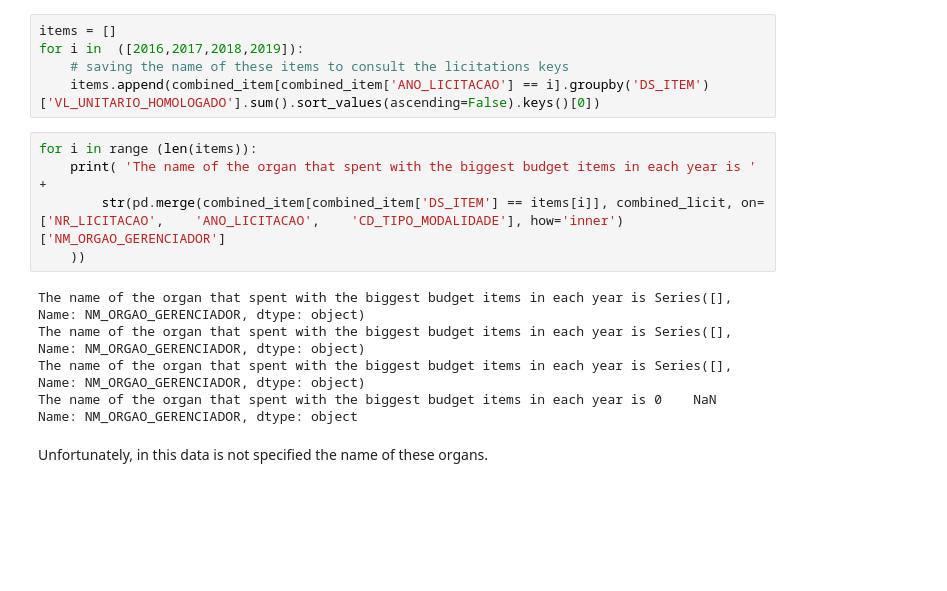
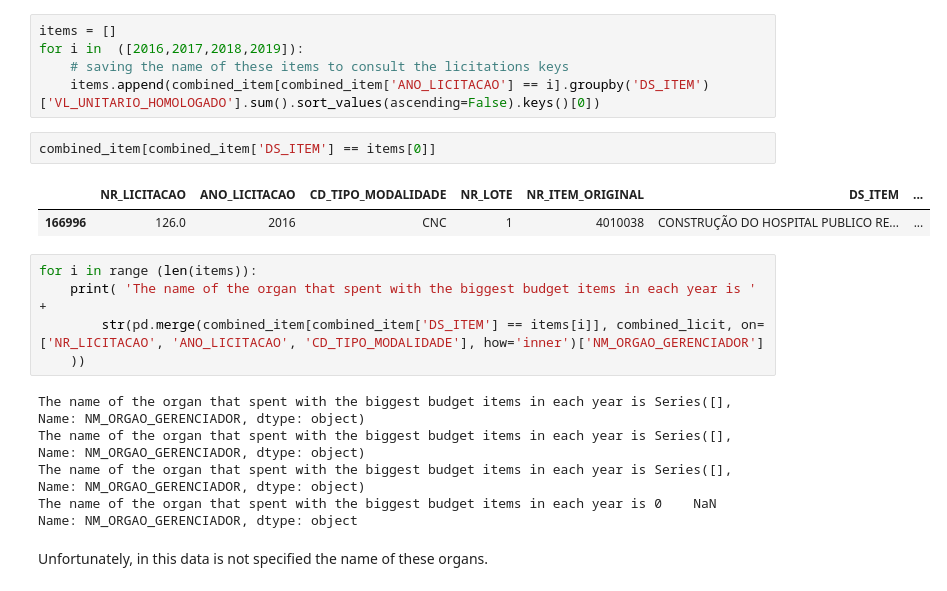
Before and after one commit to bernardocecchetto/teste-tecnico-data-sciencie-brigade, a Jupyter notebook: analysis.ipynb, the cells around one changed output. Drawn from its saved outputs; the diff is of its cells as text; blank space fills up the shorter version.

```diff
--- a/analysis.ipynb
+++ b/analysis.ipynb
@@ -349,10 +349,15 @@ items = []
 for i in  ([2016,2017,2018,2019]):
     # saving the name of these items to consult the licitations keys
     items.append(combined_item[combined_item['ANO_LICITACAO'] == i].groupby('DS_ITEM')['VL_UNITARIO_HOMOLOGADO'].sum().sort_values(ascending=False).keys()[0])
+# %%
+combined_item[combined_item['DS_ITEM'] == items[0]]
+# %% [output]
+|  | NR_LICITACAO | ANO_LICITACAO | CD_TIPO_MODALIDADE | NR_LOTE | NR_ITEM_ORIGINAL | DS_ITEM | ... |
+| 166996 | 126.0 | 2016 | CNC | 1 | 4010038 | CONSTRUÇÃO DO HOSPITAL PUBLICO RE... | ... |
 # %%
 for i in range (len(items)):
     print( 'The name of the organ that spent with the biggest budget items in each year is ' +
-        str(pd.merge(combined_item[combined_item['DS_ITEM'] == items[i]], combined_licit, on=['NR_LICITACAO',	'ANO_LICITACAO',	'CD_TIPO_MODALIDADE'], how='inner')['NM_ORGAO_GERENCIADOR']
+        str(pd.merge(combined_item[combined_item['DS_ITEM'] == items[i]], combined_licit, on=['NR_LICITACAO', 'ANO_LICITACAO', 'CD_TIPO_MODALIDADE'], how='inner')['NM_ORGAO_GERENCIADOR']
     ))
 # %% [output]
 The name of the organ that spent with the biggest budget items in each year is Series([], Name: NM_ORGAO_GERENCIADOR, dtype: object)
```
Also changed, not shown: parts of 2 cells of this notebook.
